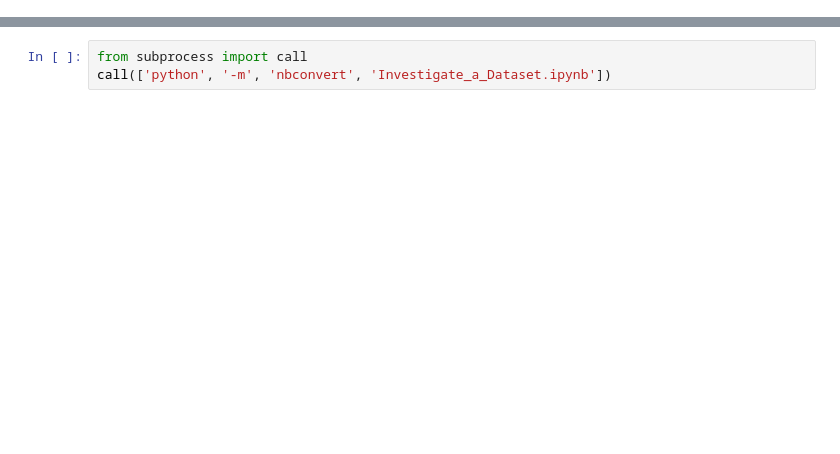
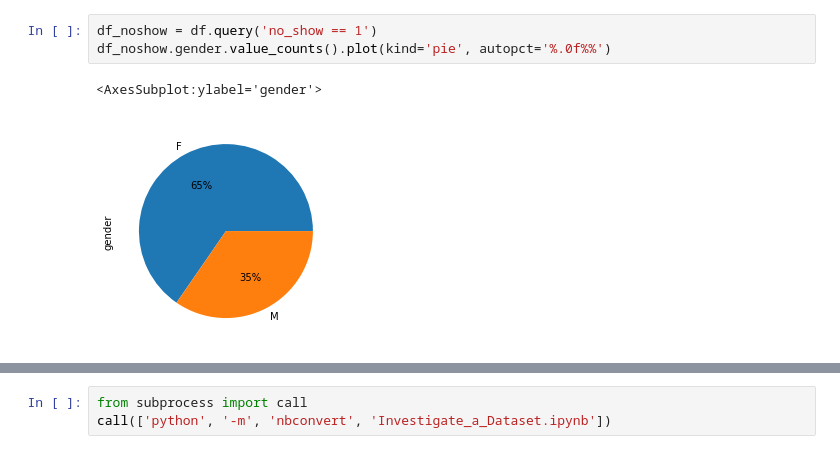
Before and after one commit to labayifa/alt-no-show-appointment, a Jupyter notebook: Investigate_a_Dataset.ipynb, the cells around one changed output, grey strips where cells are left out. Drawn from its saved outputs; the diff is of its cells as text; blank space fills up the shorter version.

```diff
--- a/Investigate_a_Dataset.ipynb
+++ b/Investigate_a_Dataset.ipynb
@@ -113,0 +245,6 @@ import pandas
+# %%
+df_noshow = df.query('no_show == 1')
+df_noshow.gender.value_counts().plot(kind='pie', autopct='%.0f%%')
+# %% [output]
+<AxesSubplot:ylabel='gender'>
+[figure, added]
```
Also changed, not shown: parts of 35 cells of this notebook, 2 other files.
